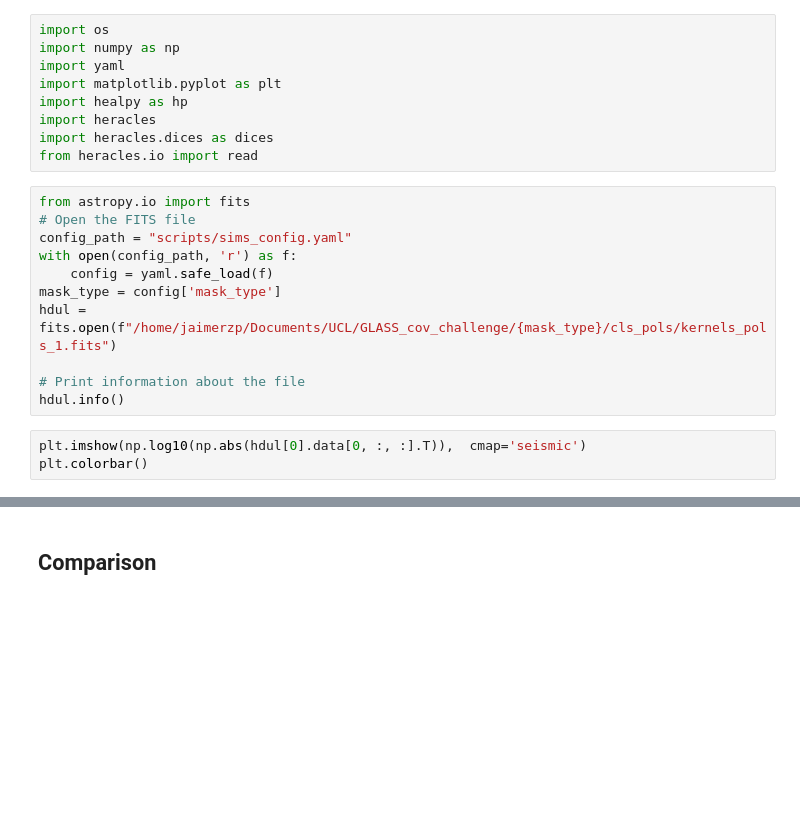
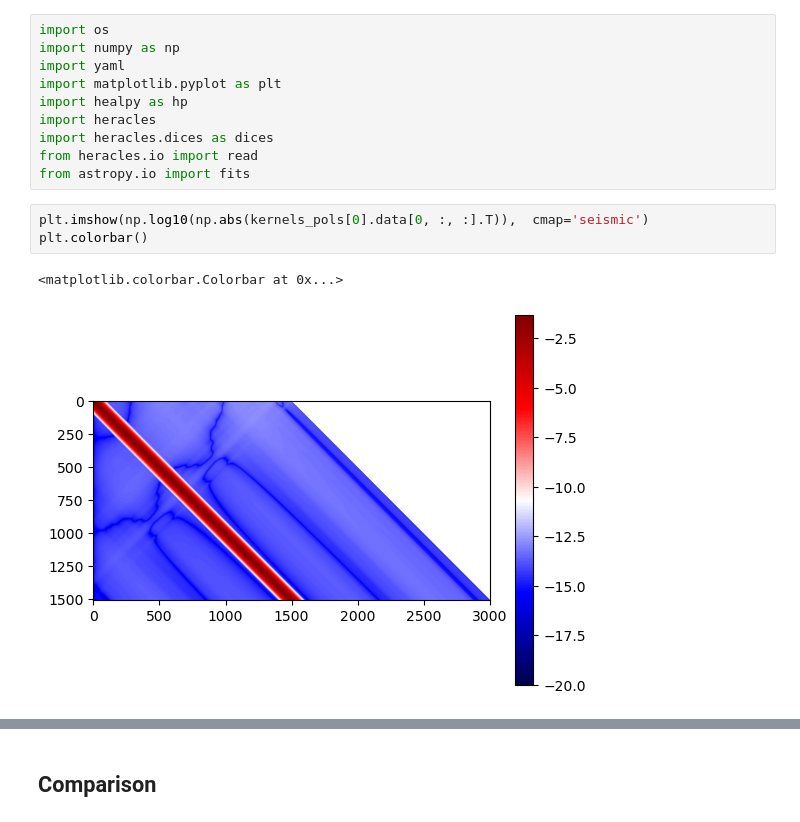
Before and after one commit to JaimeRZP/GLASS_cov_challenge, a Jupyter notebook: unmixing_comparison.ipynb, the cells around one changed output, grey strips where cells are left out. Drawn from its saved outputs; the diff is of its cells as text; blank space fills up the shorter version.

Commit message:
kernels

```diff
--- a/unmixing_comparison.ipynb
+++ b/unmixing_comparison.ipynb
@@ -7,20 +7,13 @@ import healpy as hp
 import heracles
 import heracles.dices as dices
 from heracles.io import read
+from astropy.io import fits
-# %%
-from astropy.io import fits
-# Open the FITS file
-config_path = "scripts/sims_config.yaml"
-with open(config_path, 'r') as f:
-    config = yaml.safe_load(f)
-mask_type = config['mask_type']
-hdul = fits.open(f"/home/jaimerzp/Documents/UCL/GLASS_cov_challenge/{mask_type}/cls_pols/kernels_pols_1.fits")
-
-# Print information about the file
-hdul.info()
 # %%
-plt.imshow(np.log10(np.abs(hdul[0].data[0, :, :].T)),  cmap='seismic')
+plt.imshow(np.log10(np.abs(kernels_pols[0].data[0, :, :].T)),  cmap='seismic')
 plt.colorbar()
+# %% [output]
+<matplotlib.colorbar.Colorbar at 0x...>
+[figure, added]
 # %%
 fig, axs = plt.subplots(2, 2, figsize=(10, 5))
 plt.subplots_adjust(hspace = 0.0, wspace = 0.0)
```
Also changed, not shown: parts of 14 cells of this notebook, 5 other files.
